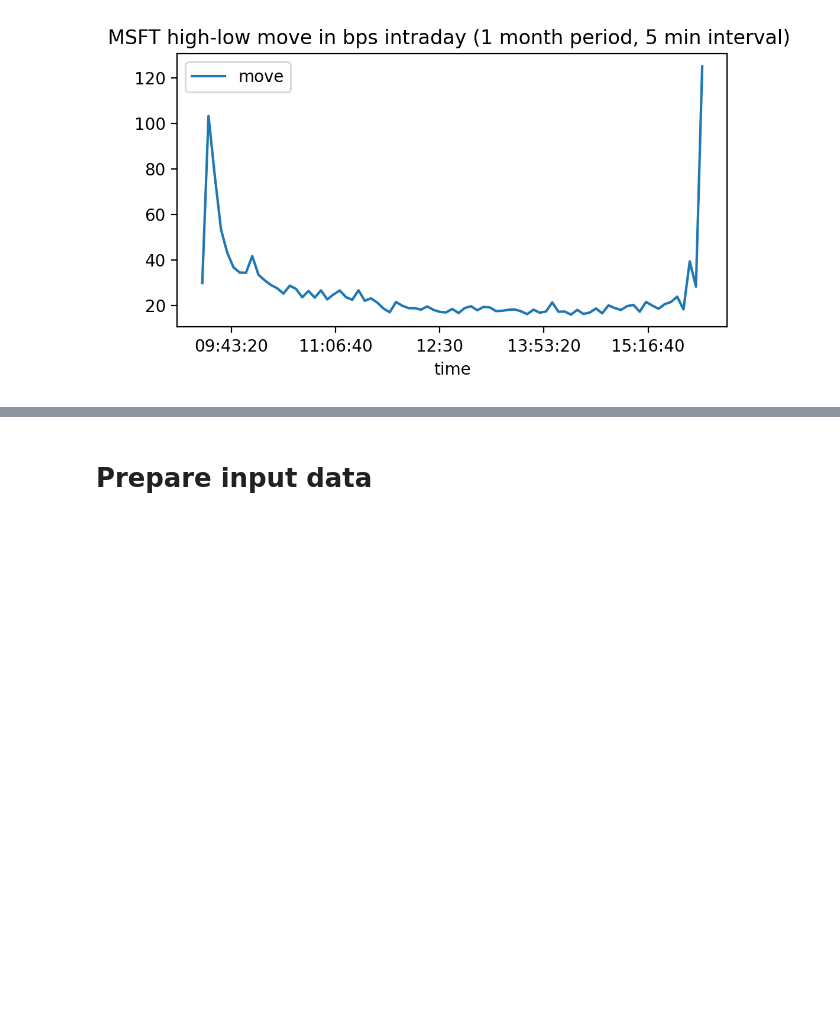
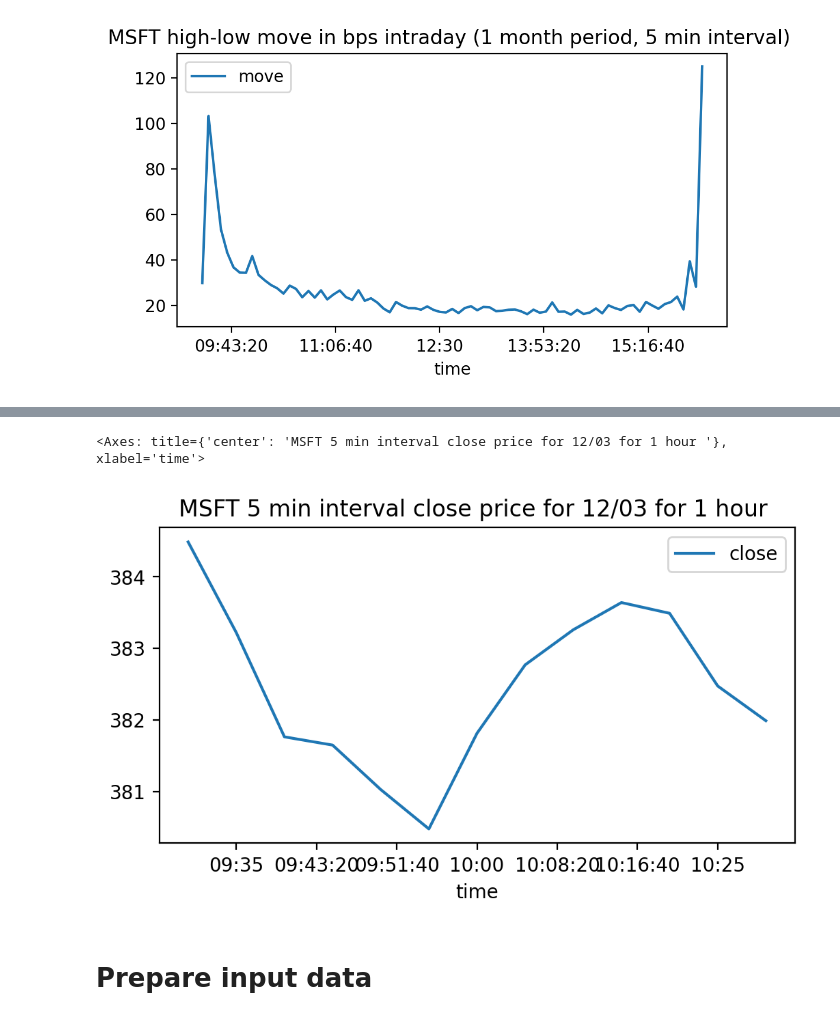
Before and after one commit to upadhyayvivek/MosekPortOpt, a Jupyter notebook: python/notebooks-colab/ch6_transaction_cost.ipynb, the cells around one changed output, grey strips where cells are left out. Saved outputs shown, nothing was run; the diff lists cells and outputs as text; code cells hidden in the pictures; blank space fills up the shorter version.

```diff
--- a/python/notebooks-colab/ch6_transaction_cost.ipynb
+++ b/python/notebooks-colab/ch6_transaction_cost.ipynb
@@ -196,3 +156,8 @@ df.iloc[::-1].set_index('timestamp')[['volume']].cumsum().plot(figsize=(6,3))
+# %%
+df[df['date'] == latest].set_index('time')[['close']].iloc[::-1][66:79].plot(figsize=(6,3),title='MSFT 5 min interval close price for 12/03 for 1 hour ')
+# %% [output]
+<Axes: title={'center': 'MSFT 5 min interval close price for 12/03 for 1 hour '}, xlabel='time'>
+[figure, added]
 # %% [markdown]
 # Prepare input data
 # %% [markdown]
```
Also changed, not shown: parts of 6 cells of this notebook.
